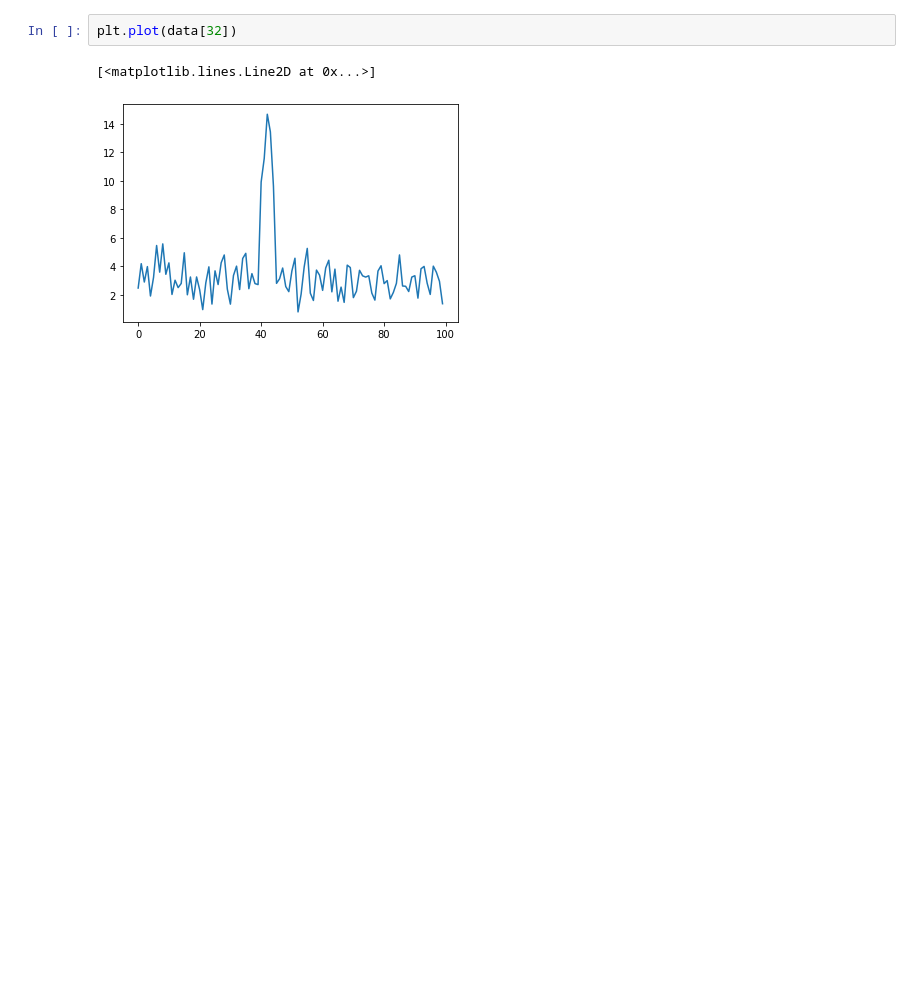
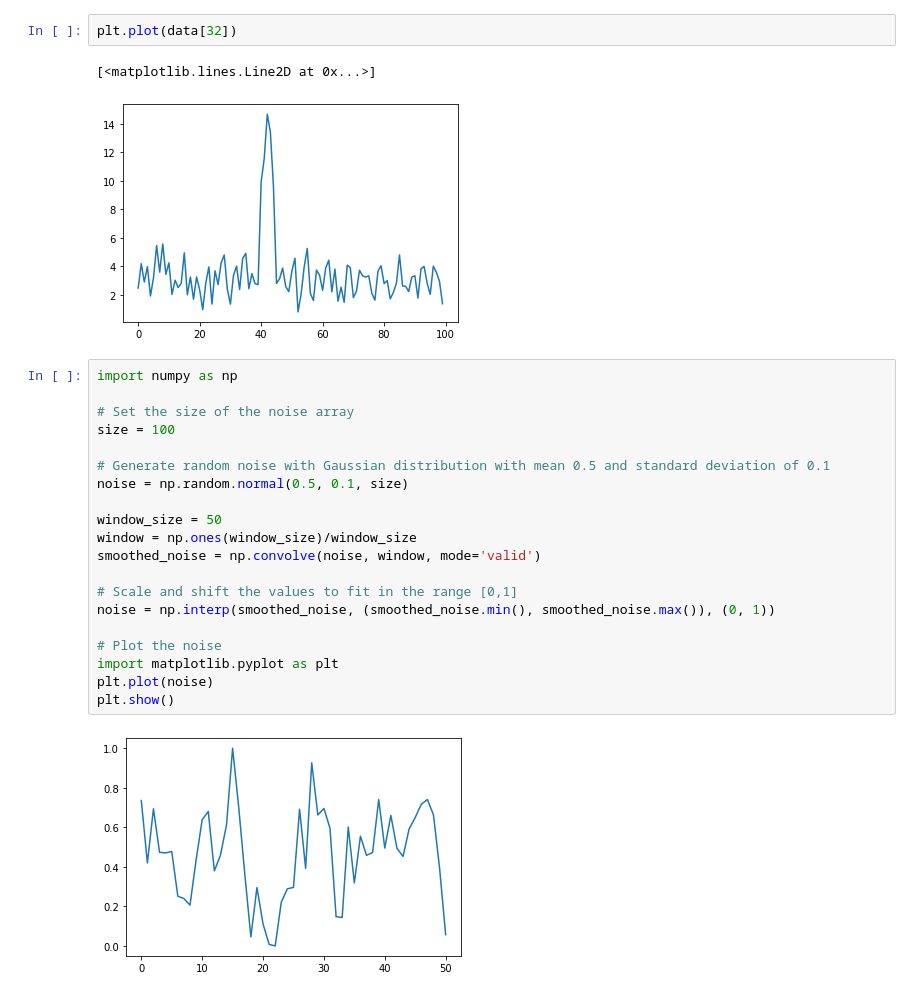
Before and after one commit to frontcover/RadarSimulator, a Jupyter notebook: test.ipynb, the cells around one changed output. Cells and saved outputs as stored; diff of their text form; blank space fills up the shorter version.

```diff
--- a/test.ipynb
+++ b/test.ipynb
@@ -190,3 +190,25 @@ plt.plot(data[32])
 # %% [output]
 [<matplotlib.lines.Line2D at 0x...>]
 [figure]
+# %%
+import numpy as np
+
+# Set the size of the noise array
+size = 100
+
+# Generate random noise with Gaussian distribution with mean 0.5 and standard deviation of 0.1
+noise = np.random.normal(0.5, 0.1, size)
+
+window_size = 50
+window = np.ones(window_size)/window_size
+smoothed_noise = np.convolve(noise, window, mode='valid')
+
+# Scale and shift the values to fit in the range [0,1]
+noise = np.interp(smoothed_noise, (smoothed_noise.min(), smoothed_noise.max()), (0, 1))
+
+# Plot the noise
+import matplotlib.pyplot as plt
+plt.plot(noise)
+plt.show()
+# %% [output]
+[figure, added]
```
Also changed, not shown: 2 other files.
